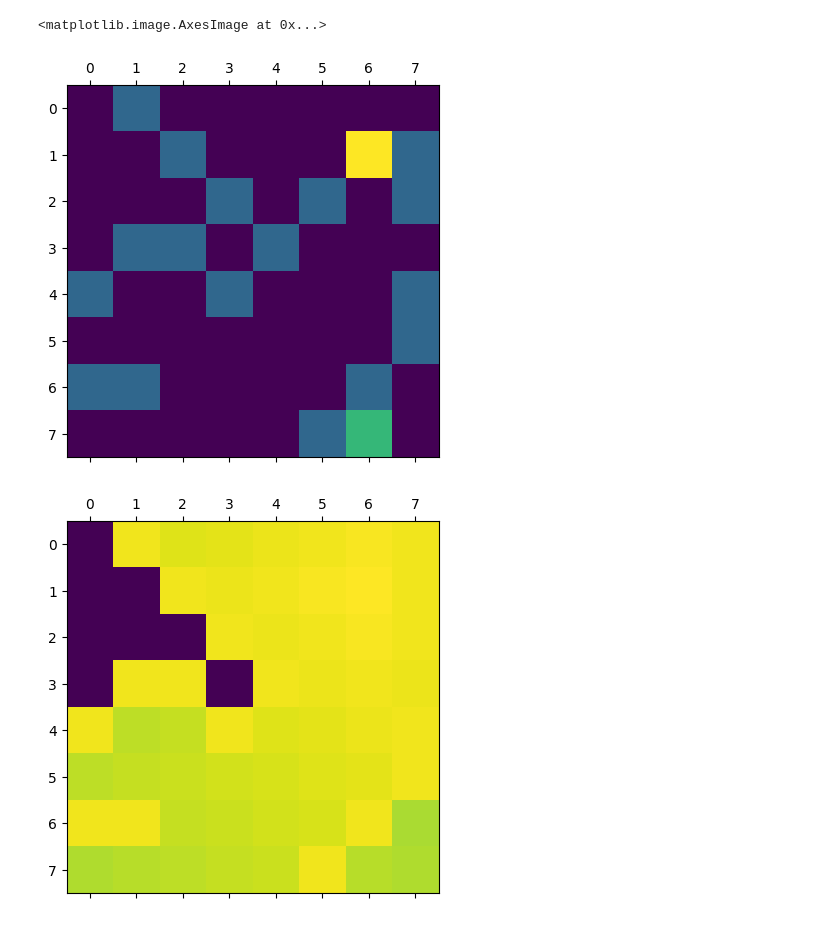
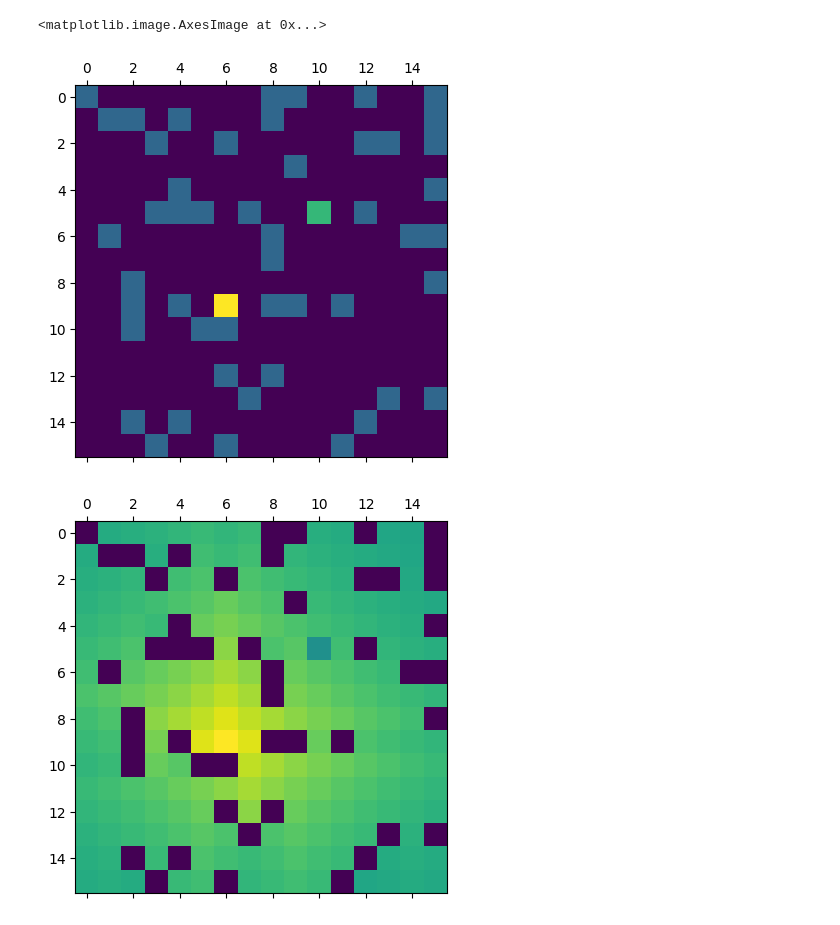
Before and after one commit to olethrosdc/AI_BSc, a Jupyter notebook: src/search/gridworld.ipynb, the cells around one changed output. Cells and saved outputs as stored; diff of their text form; code cells hidden in the pictures.

```diff
--- a/src/search/gridworld.ipynb
+++ b/src/search/gridworld.ipynb
@@ -4,16 +4,20 @@ import numpy as np
 import matplotlib.pyplot as plt
 # %%
 print("Testing")
-height = 8
-width = 8
-np.random.seed(87321)
-environment = GridWorld(width, height)
+height = 16
+width = 16
+#np.random.seed(87321)
+from DynamicProgramming import dynamic_programming
+
+# Show the policy as we go backwards
+# How does the behaviour change when we have:
+# (a) No discounting, -1 step reward, 0 goal reward
+# (b) discounting, 0 step reward, 1 goal reward
+print("Calculating optimal policy")
+np.random.seed(1234)
+environment = GridWorld(width, height, 0.0, 1, 0)
 environment.render()
-
-from DynamicProgramming import dynamic_programming
-print("Calculating optimal policy")
-policy, V, Q = dynamic_programming(environment, 100)
-
+policy, V, Q = dynamic_programming(environment, 0.9, 100)
 print("Policy, ", policy)
 policy_string="^v<>"
 for y in range(height):
@@ -54,3 +58,3 @@ Policy,  [0 3 3 1 1 1 1 2 0 0 3 3 3 3 0 2 0 0 0 0 0 0 0 2 0 1 1 0 0 3 0 2 1 1 1
 <matplotlib.image.AxesImage at 0x...>
-[figure, old version]
+[figure, new version]
-[figure, old version]
+[figure, new version]
```
Also changed, not shown: parts of 3 cells of this notebook, 2 other files.
